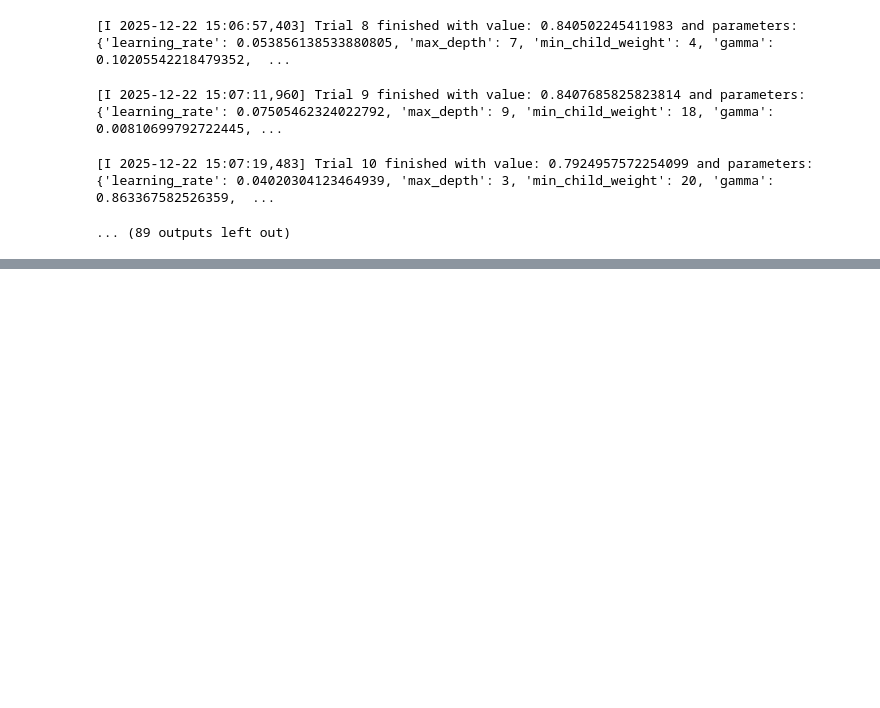
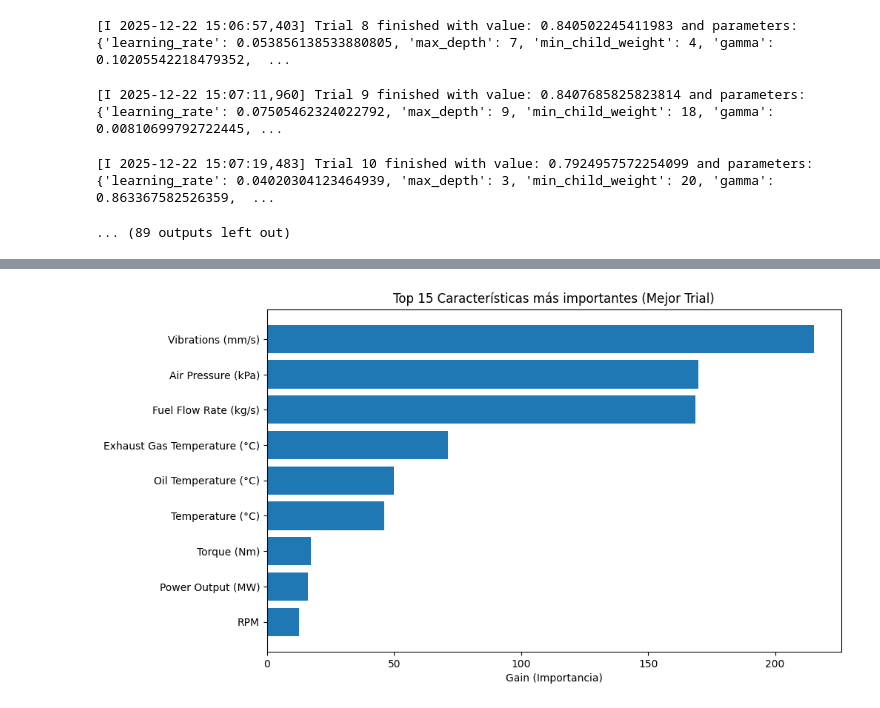
Before and after one commit to HadrianC-hub/Machine-Learning-Project, a Jupyter notebook: src/probl1_xgboost.ipynb, the cells around one changed output, grey strips where cells are left out. Saved outputs shown, nothing was run; the diff lists cells and outputs as text; code cells hidden in the pictures; blank space fills up the shorter version.

```diff
--- a/src/probl1_xgboost.ipynb
+++ b/src/probl1_xgboost.ipynb
@@ -80,0 +177,2 @@ study.optimize(lambda trial: objective(trial, X_train, y_train), n_trials=100, s
+# %%
+best_model.fit(X_train, y_train)
@@ -80,0 +192,12 @@ study.optimize(lambda trial: objective(trial, X_train, y_train), n_trials=100, s
+# %%
+importances = best_model.get_booster().get_score(importance_type='gain')
+importances = dict(sorted(importances.items(), key=lambda item: item[1], reverse=True))
+
+plt.figure(figsize=(10, 6))
+plt.barh(list(importances.keys())[:15], list(importances.values())[:15]) # Top 15
+plt.xlabel("Gain (Importancia)")
+plt.title("Top 15 Características más importantes (Mejor Trial)")
+plt.gca().invert_yaxis()
+plt.show()
+# %% [output]
+[figure, added]
```
Also changed, not shown: parts of 10 cells of this notebook.
